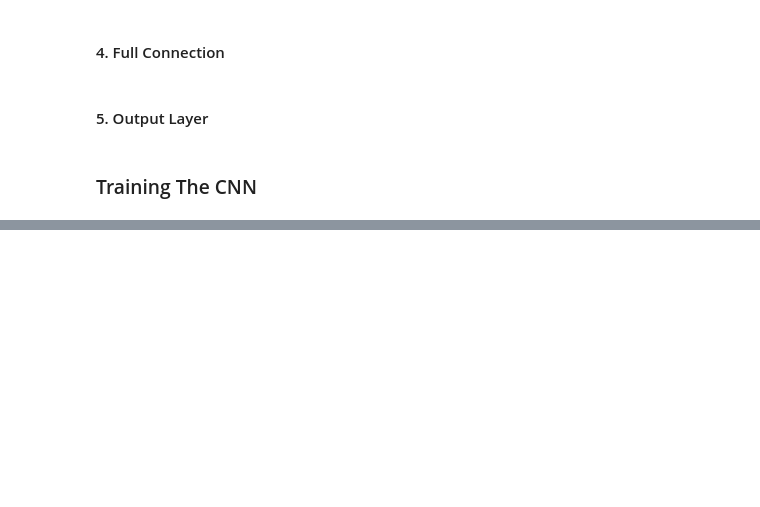
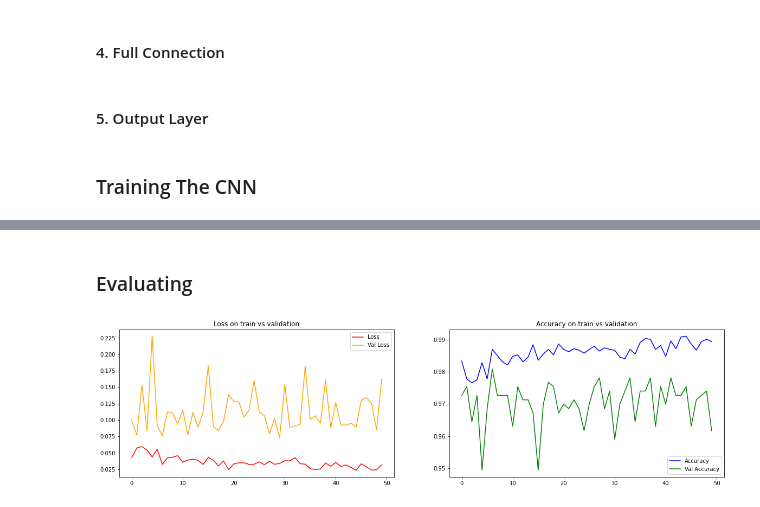
Before and after one commit to erotavlas/machine-learning, a Jupyter notebook: IBMAdvancedDataScience_Capstone_Incomplete.ipynb, the cells around one changed output, grey strips where cells are left out. Cells and saved outputs as stored; diff of their text form; code cells hidden in the pictures; blank space fills up the shorter version.

```diff
--- a/IBMAdvancedDataScience_Capstone_Incomplete.ipynb
+++ b/IBMAdvancedDataScience_Capstone_Incomplete.ipynb
@@ -642,3 +726,9 @@ cnn.add(tf.keras.layers.Dense(units=1, activation='sigmoid'))
+# %%
+METRICS = [
+        'accuracy',
+        tf.keras.metrics.Precision(name='precision'),
+        tf.keras.metrics.Recall(name='recall')
+    ]
 # %%
-cnn.compile(optimizer='adam', loss='binary_crossentropy', metrics=['accuracy'])
+cnn.compile(optimizer='adam', loss='binary_crossentropy', metrics=METRICS)
 # %% [markdown]
@@ -646,11 +735,0 @@ cnn.compile(optimizer='adam', loss='binary_crossentropy', metrics=['accuracy'])
-# %%
-# validation_split is the fraction of training data to use as validation data
-# Float between 0 and 1. Fraction of the training data to be used as validation data.
-# The model will set apart this fraction of the training data, will not train on it,
-# and will evaluate the loss and any model metrics on this data at the end of each epoch.
-# The validation data is selected from the last samples in the x and y data provided, before shuffling
-
-# NOTE - cannot use the validation_split when using data set generators so need to split the dataframe manually
-# see above
-
-cnn.fit(x = train_set, validation_data = validation_set, epochs=25 )
@@ -664,0 +736,5 @@ Epoch 4/25
+# %%
+# NOTE - cannot use the validation_split when using data set generators so need to split the dataframe manually
+# into train and validation set. This was done above
+
+history = cnn.fit(x = train_set, class_weight=class_weight, validation_data = test_set, epochs=50 )
@@ -664,0 +759,22 @@ Epoch 4/25
+# %% [markdown]
+### Evaluating
+# %%
+plt.figure(figsize=(20,5))
+
+# plot loss & val loss
+plt.subplot(1,2,1)
+sns.lineplot(x=history.epoch, y=history.history['loss'], color='red', label='Loss')
+sns.lineplot(x=history.epoch, y=history.history['val_loss'], color='orange', label='Val Loss')
+plt.title('Loss on train vs validation')
+plt.legend(loc='best')
+
+# plot accuracy and val accuracy
+plt.subplot(1,2,2)
+sns.lineplot(x=history.epoch, y=history.history['accuracy'], color='blue', label='Accuracy')
+sns.lineplot(x=history.epoch, y=history.history['val_accuracy'], color='green', label='Val Accuracy')
+plt.title('Accuracy on train vs validation')
+plt.legend(loc='best')
+
+plt.show()
+# %% [output]
+[figure, added]
```
Also changed, not shown: parts of 27 cells of this notebook.
